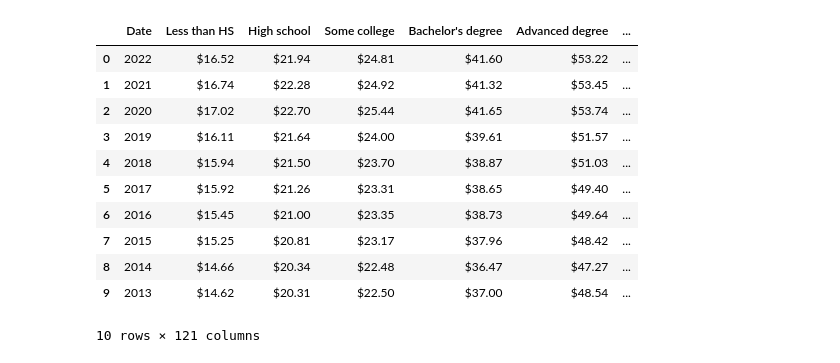
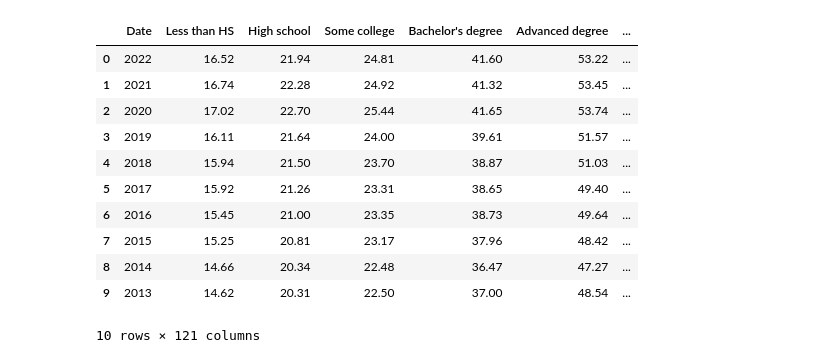
Before and after one commit to KimberlyW618/final_group_project, a Jupyter notebook: code/Wages by education.csv.ipynb, the cells around one changed output. Drawn from its saved outputs; the diff is of its cells as text; code cells hidden in the pictures.

```diff
--- a/code/Wages by education.csv.ipynb
+++ b/code/Wages by education.csv.ipynb
@@ -1,18 +1,19 @@
 # %%
 import pandas as pd
 # %%
-df = pd.read_csv('Wages by education.csv')
+#Load the data
+df = pd.read_csv('../raw_data/Wages by education.csv')
 df.head(10)
 # %% [output]
 |  | Date | Less than HS | High school | Some college | Bachelor's degree | Advanced degree | ... |
-| 0 | 2022 | $16.52 | $21.94 | $24.81 | $41.60 | $53.22 | ... |
-| 1 | 2021 | $16.74 | $22.28 | $24.92 | $41.32 | $53.45 | ... |
-| 2 | 2020 | $17.02 | $22.70 | $25.44 | $41.65 | $53.74 | ... |
-| 3 | 2019 | $16.11 | $21.64 | $24.00 | $39.61 | $51.57 | ... |
-| 4 | 2018 | $15.94 | $21.50 | $23.70 | $38.87 | $51.03 | ... |
-| 5 | 2017 | $15.92 | $21.26 | $23.31 | $38.65 | $49.40 | ... |
-| 6 | 2016 | $15.45 | $21.00 | $23.35 | $38.73 | $49.64 | ... |
-| 7 | 2015 | $15.25 | $20.81 | $23.17 | $37.96 | $48.42 | ... |
-| 8 | 2014 | $14.66 | $20.34 | $22.48 | $36.47 | $47.27 | ... |
-| 9 | 2013 | $14.62 | $20.31 | $22.50 | $37.00 | $48.54 | ... |
+| 0 | 2022 | 16.52 | 21.94 | 24.81 | 41.60 | 53.22 | ... |
+| 1 | 2021 | 16.74 | 22.28 | 24.92 | 41.32 | 53.45 | ... |
+| 2 | 2020 | 17.02 | 22.70 | 25.44 | 41.65 | 53.74 | ... |
+| 3 | 2019 | 16.11 | 21.64 | 24.00 | 39.61 | 51.57 | ... |
+| 4 | 2018 | 15.94 | 21.50 | 23.70 | 38.87 | 51.03 | ... |
+| 5 | 2017 | 15.92 | 21.26 | 23.31 | 38.65 | 49.40 | ... |
+| 6 | 2016 | 15.45 | 21.00 | 23.35 | 38.73 | 49.64 | ... |
+| 7 | 2015 | 15.25 | 20.81 | 23.17 | 37.96 | 48.42 | ... |
+| 8 | 2014 | 14.66 | 20.34 | 22.48 | 36.47 | 47.27 | ... |
+| 9 | 2013 | 14.62 | 20.31 | 22.50 | 37.00 | 48.54 | ... |
 10 rows × 121 columns
```
Also changed, not shown: parts of 9 cells of this notebook, 2 other files.
